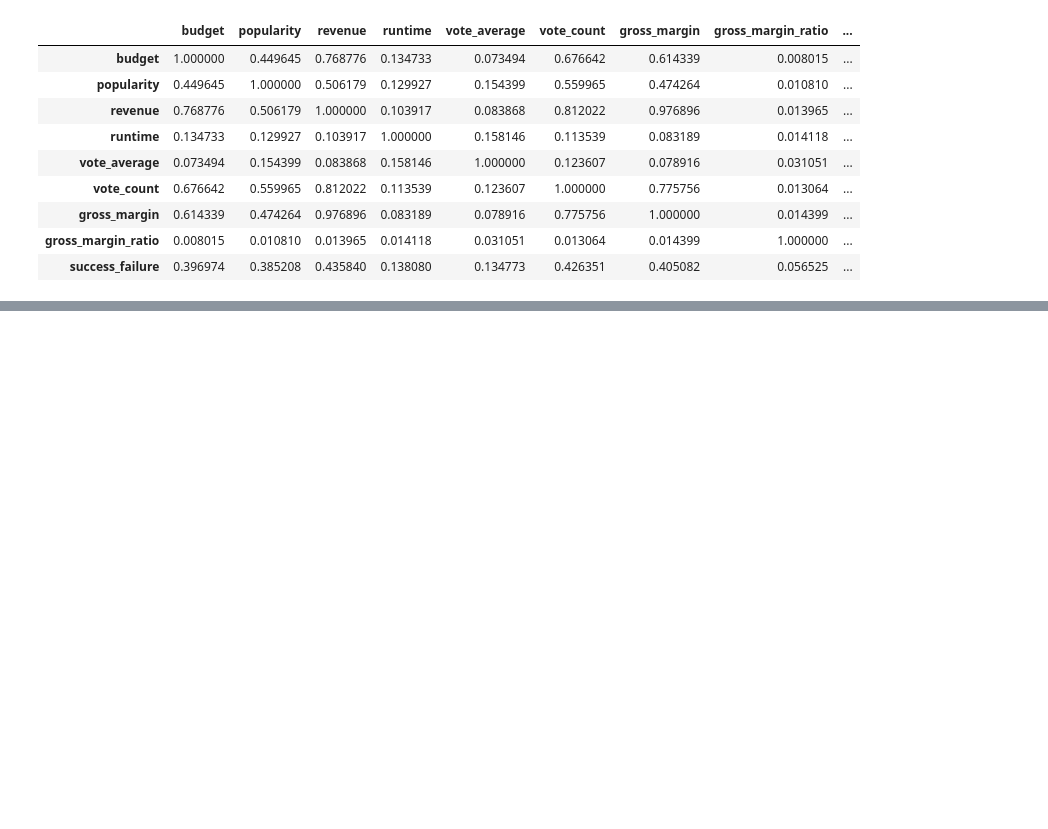
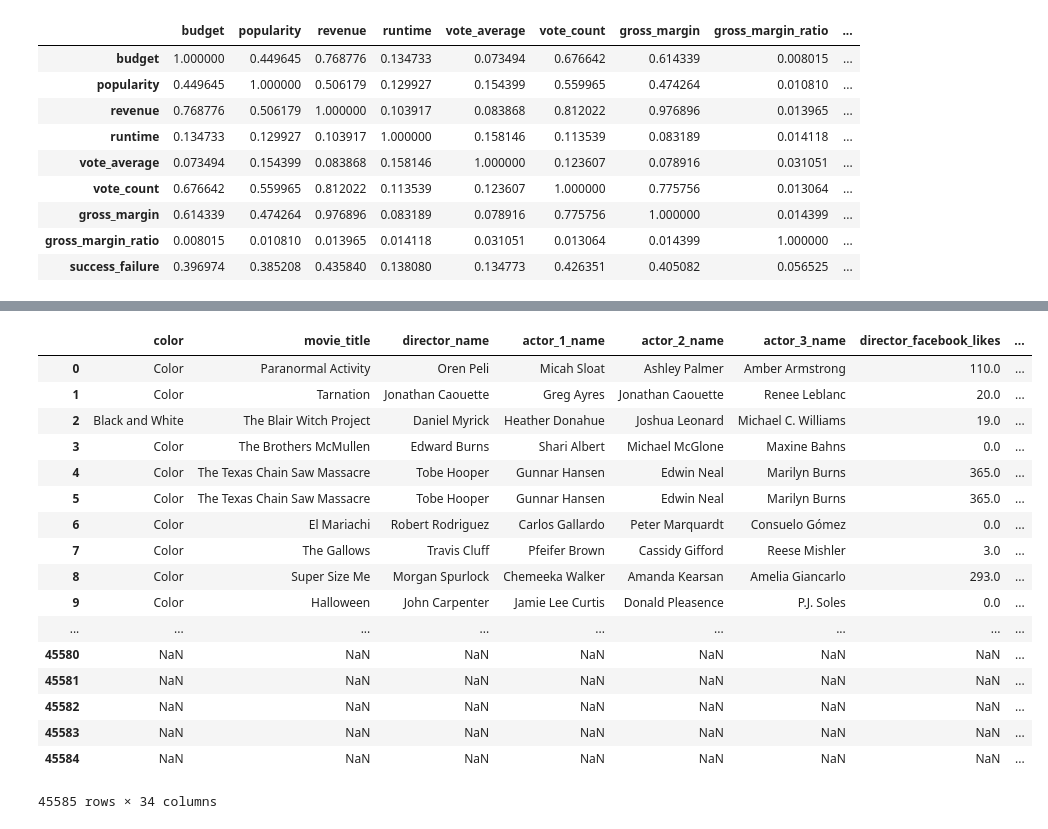
Before and after one commit to styrofomeBoots/project_3, a Jupyter notebook: sojung_notebook.ipynb, the cells around one changed output, grey strips where cells are left out. Cells and saved outputs as stored; diff of their text form; code cells hidden in the pictures; blank space fills up the shorter version.

```diff
--- a/sojung_notebook.ipynb
+++ b/sojung_notebook.ipynb
@@ -584,0 +724,27 @@ SyntaxError: positional argument follows keyword argument (<ipython-input-64-715
+# %%
+# Really high correlation between cast_total_facebook_likes and actor_1_facebook_likes: correlation r = .945
+#If we use these two independent variables in a regression model, this correlation is a problem
+#because independent variables should be independent.
+#Due to multicollinearity, we drop cast_total_facebook_likes item.
+#We keep actor_1_facebook_likes item because we would test the effect of actor power later.
+
+df_combined.drop(['cast_total_facebook_likes'], axis=1)
+# %% [output]
+|  | color | movie_title | director_name | actor_1_name | actor_2_name | actor_3_name | director_facebook_likes | ... |
+| 0 | Color | Paranormal Activity | Oren Peli | Micah Sloat | Ashley Palmer | Amber Armstrong | 110.0 | ... |
+| 1 | Color | Tarnation | Jonathan Caouette | Greg Ayres | Jonathan Caouette | Renee Leblanc | 20.0 | ... |
+| 2 | Black and White | The Blair Witch Project | Daniel Myrick | Heather Donahue | Joshua Leonard | Michael C. Williams | 19.0 | ... |
+| 3 | Color | The Brothers McMullen | Edward Burns | Shari Albert | Michael McGlone | Maxine Bahns | 0.0 | ... |
+| 4 | Color | The Texas Chain Saw Massacre | Tobe Hooper | Gunnar Hansen | Edwin Neal | Marilyn Burns | 365.0 | ... |
+| 5 | Color | The Texas Chain Saw Massacre | Tobe Hooper | Gunnar Hansen | Edwin Neal | Marilyn Burns | 365.0 | ... |
+| 6 | Color | El Mariachi | Robert Rodriguez | Carlos Gallardo | Peter Marquardt | Consuelo Gómez | 0.0 | ... |
+| 7 | Color | The Gallows | Travis Cluff | Pfeifer Brown | Cassidy Gifford | Reese Mishler | 3.0 | ... |
+| 8 | Color | Super Size Me | Morgan Spurlock | Chemeeka Walker | Amanda Kearsan | Amelia Giancarlo | 293.0 | ... |
+| 9 | Color | Halloween | John Carpenter | Jamie Lee Curtis | Donald Pleasence | P.J. Soles | 0.0 | ... |
+| ... | ... | ... | ... | ... | ... | ... | ... | ... |
+| 45580 | NaN | NaN | NaN | NaN | NaN | NaN | NaN | ... |
+| 45581 | NaN | NaN | NaN | NaN | NaN | NaN | NaN | ... |
+| 45582 | NaN | NaN | NaN | NaN | NaN | NaN | NaN | ... |
+| 45583 | NaN | NaN | NaN | NaN | NaN | NaN | NaN | ... |
+| 45584 | NaN | NaN | NaN | NaN | NaN | NaN | NaN | ... |
+45585 rows × 34 columns
```
Also changed, not shown: parts of 55 cells of this notebook.
